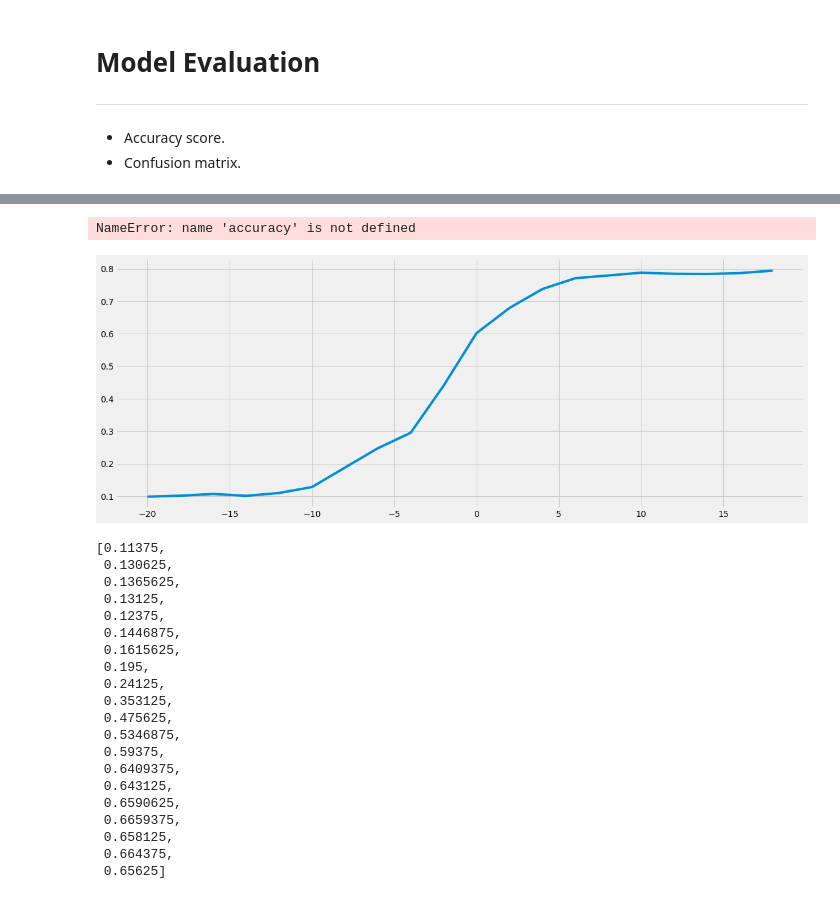
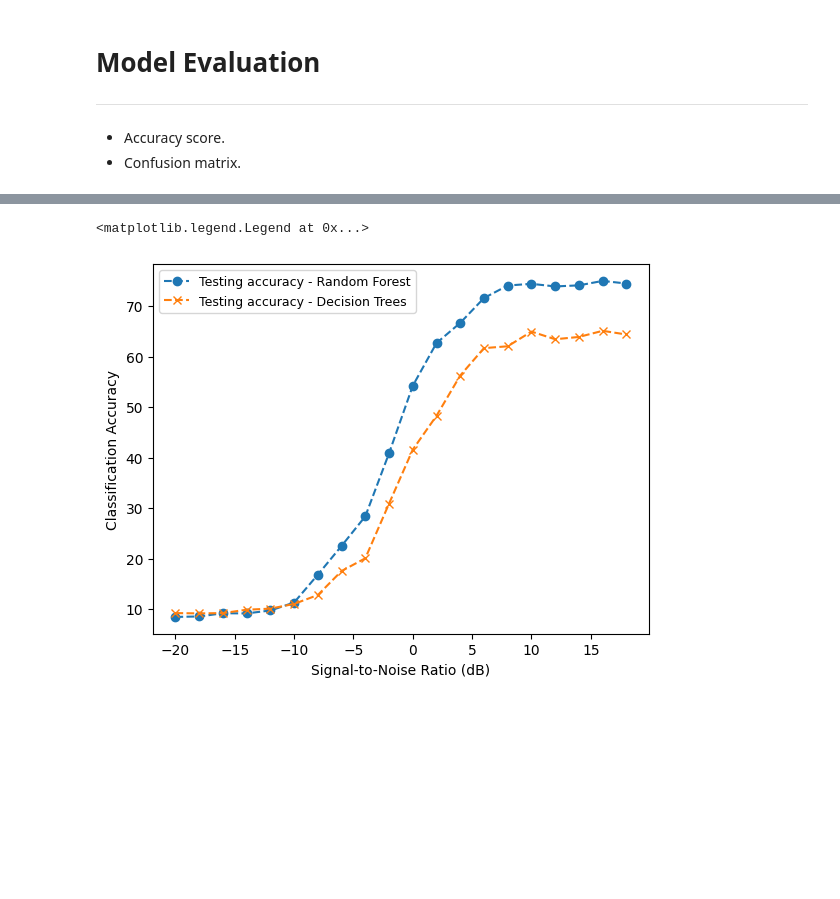
Before and after one commit to dsaharia/BTP-1-modulation_classification, a Jupyter notebook: Notebooks/00_basics_2016.10A.ipynb, the cells around one changed output, grey strips where cells are left out. Drawn from its saved outputs; the diff is of its cells as text; code cells hidden in the pictures; blank space fills up the shorter version.

```diff
--- a/Notebooks/00_basics_2016.10A.ipynb
+++ b/Notebooks/00_basics_2016.10A.ipynb
@@ -262,9 +270,9 @@ Train features dimension: (140000, 8)
 # %% [markdown]
 ## Decision Tree based learning
 # %%
-# decision_classifier = DecisionTreeClassifier()
-# decision_classifier.fit(X_train_features, y_train)
-# decision_classifier
+decision_classifier = DecisionTreeClassifier()
+decision_classifier.fit(X_train_features, y_train)
+decision_classifier
 # %% [output]
 DecisionTreeClassifier(ccp_alpha=0.0, class_weight=None, criterion='gini',
                        max_depth=None, max_features=None, max_leaf_nodes=None,
@@ -275,7 +283,8 @@ DecisionTreeClassifier(ccp_alpha=0.0, class_weight=None, criterion='gini',
 # %% [markdown]
 ## Random forest model
 # %%
-random_forest_classifier = RandomForestClassifier(criterion = 'entropy', random_state = 42)
+random_forest_classifier = RandomForestClassifier(criterion = 'entropy',
+                                                  random_state = 42, oob_score=True)
 random_forest_classifier.fit(X_train_features, y_train)
 # %% [output]
 RandomForestClassifier(bootstrap=True, ccp_alpha=0.0, class_weight=None,
@@ -321,3 +332,4 @@ Feature importance:
 # %%
 acc_rf = compute_metrics(random_forest_classifier, train_snrs)
+acc_rf = [acc*100 for acc in acc_rf]
 # %% [output]
@@ -351,3 +337,4 @@ acc_rf
 # %%
-accuracy = calculate_accuracy(decision_classifier, train_snrs)
-print(f"Accuracy for various SNRs: {accuracy}")
+acc_dt = compute_metrics(decision_classifier, train_snrs)
+acc_dt = [acc*100 for acc in acc_dt]
+# print(f"Accuracy for various SNRs: {accuracy}")
@@ -354,32 +343,11 @@ print(f"Accuracy for various SNRs: {accuracy}")
 # %%
-plt.plot(train_snrs, acc_rf, label="Testing accuracy - Random Forest")
-plt.plot(train_snrs, accuracy, label="Testing accuracy - Decision Trees")
-plt.xlabel("SNR (in dB)")
-plt.ylabel("Accuracy")
-plt.legend()
+plt.plot(train_snrs, acc_rf, label="Testing accuracy - Random Forests", marker='o',
+         ls='--', linewidth=1.5)
+plt.plot(train_snrs, acc_dt, label="Testing accuracy - Decision Trees", marker='x',
+         ls='--', linewidth=1.5)
+plt.xlabel("Signal-to-Noise Ratio (dB)")
+plt.ylabel("Classification Accuracy")
+plt.legend(prop={'size': 9})
 # %% [output]
-NameError: name 'accuracy' is not defined
+<matplotlib.legend.Legend at 0x...>
-[figure, old version]
+[figure, new version]
-# %%
-accuracy
-# %% [output]
-[0.11375,
- 0.130625,
- 0.1365625,
- 0.13125,
- 0.12375,
- 0.1446875,
- 0.1615625,
- 0.195,
- 0.24125,
- 0.353125,
- 0.475625,
- 0.5346875,
- 0.59375,
- 0.6409375,
- 0.643125,
- 0.6590625,
- 0.6659375,
- 0.658125,
- 0.664375,
- 0.65625]
```
Also changed, not shown: parts of 17 cells of this notebook.
